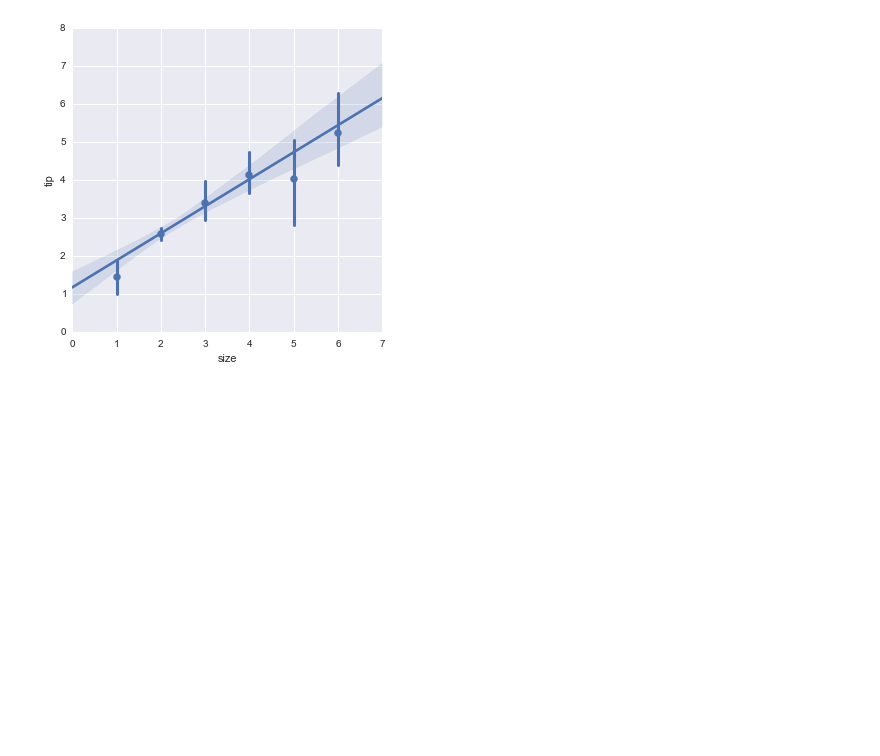
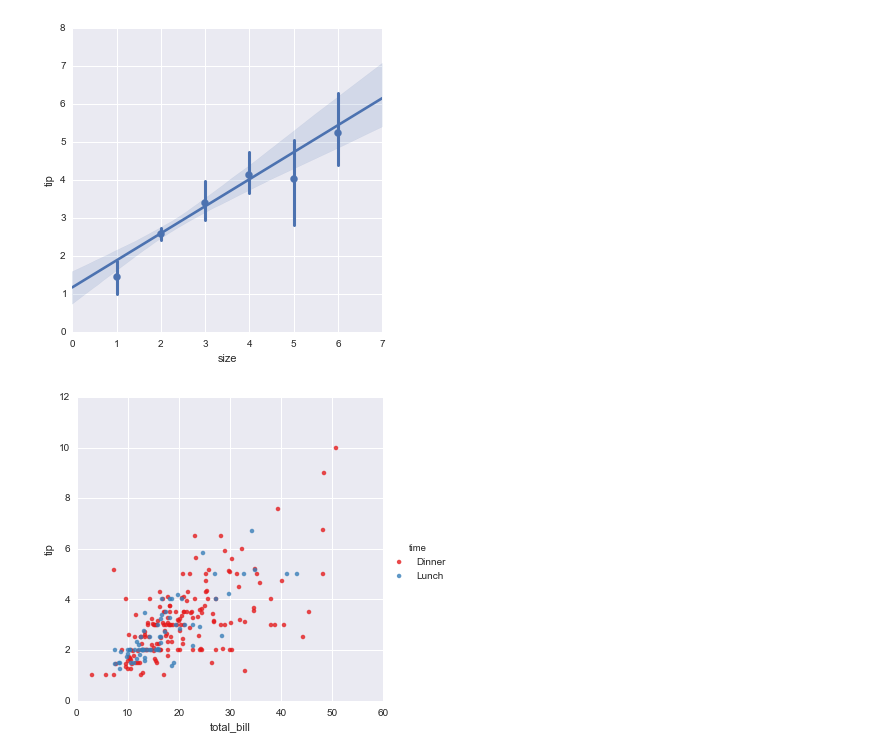
Before and after one commit to tarmstro/mvbop, a Jupyter notebook: seaborn_tutorial.ipynb, the cells around one changed output. Drawn from its saved outputs; the diff is of its cells as text; code cells hidden in the pictures; blank space fills up the shorter version.

```diff
--- a/seaborn_tutorial.ipynb
+++ b/seaborn_tutorial.ipynb
@@ -308,3 +308,7 @@ sns.lmplot("size", "tip", tips, x_jitter=.15);
 sns.lmplot("size", "tip", tips, x_estimator=np.mean);
 # %% [output]
 [figure]
+# %%
+sns.lmplot("total_bill", "tip", tips, hue="time", palette="Set1", fit_reg=False);
+# %% [output]
+[figure, added]
```
Also changed, not shown: parts of 3 cells of this notebook.
